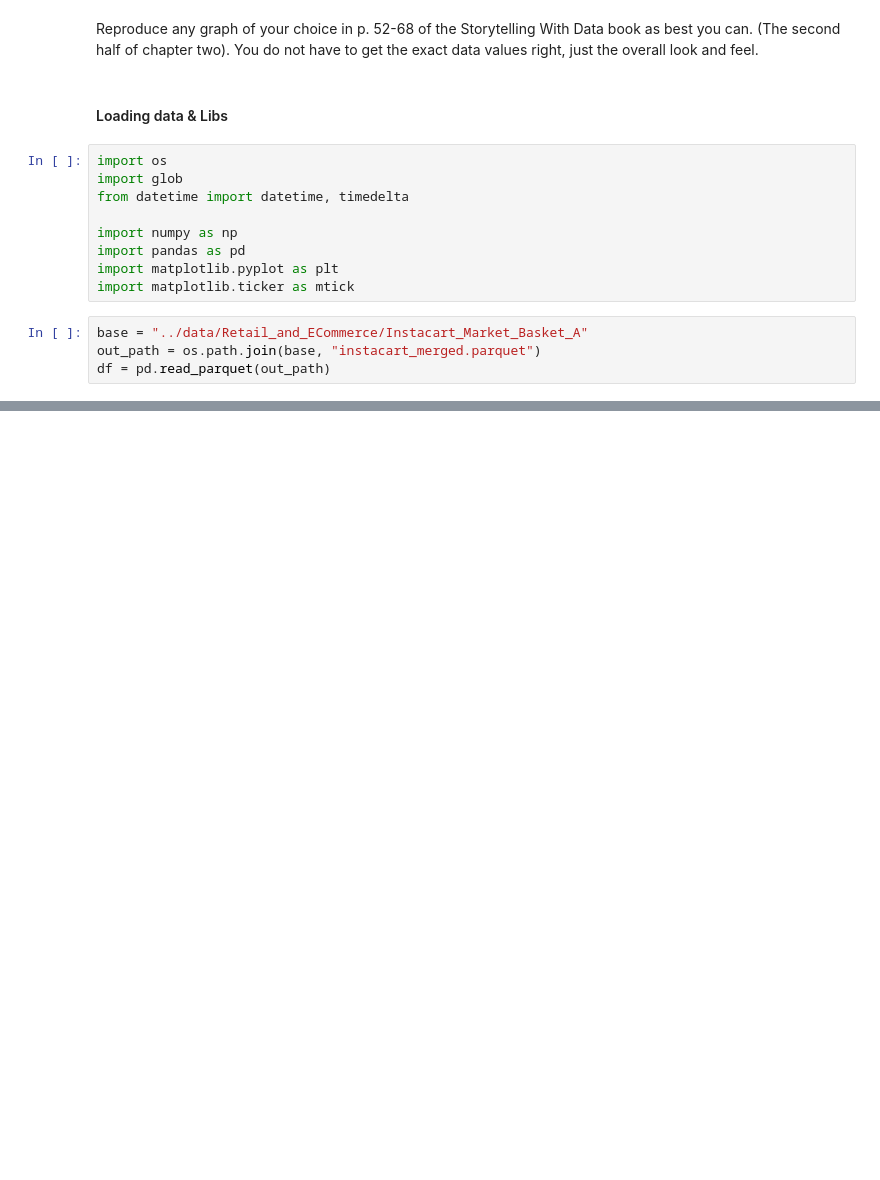
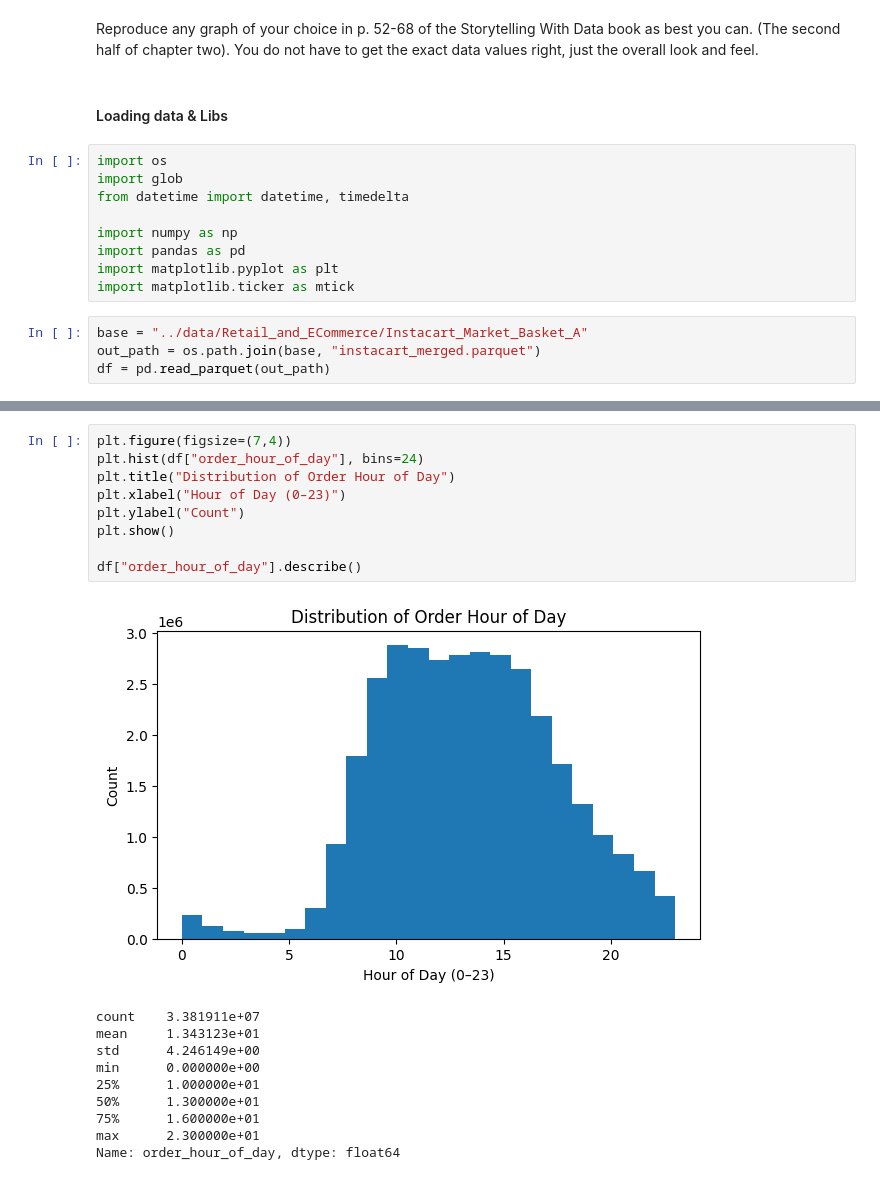
Before and after one commit to carlos00002/DX699_02, a Jupyter notebook: homework/OMDS-ModB2-Week4-Jaime-Carlos.ipynb, the cells around one changed output, grey strips where cells are left out. Cells and saved outputs as stored; diff of their text form; blank space fills up the shorter version.

```diff
--- a/homework/OMDS-ModB2-Week4-Jaime-Carlos.ipynb
+++ b/homework/OMDS-ModB2-Week4-Jaime-Carlos.ipynb
@@ -95,0 +112,20 @@ df = pd.read_parquet(out_path)
+# %%
+plt.figure(figsize=(7,4))
+plt.hist(df["order_hour_of_day"], bins=24)
+plt.title("Distribution of Order Hour of Day")
+plt.xlabel("Hour of Day (0–23)")
+plt.ylabel("Count")
+plt.show()
+
+df["order_hour_of_day"].describe()
+# %% [output]
+[figure, added]
+count    3.381911e+07
+mean     1.343123e+01
+std      4.246149e+00
+min      0.000000e+00
+25%      1.000000e+01
+50%      1.300000e+01
+75%      1.600000e+01
+max      2.300000e+01
+Name: order_hour_of_day, dtype: float64
```
Also changed, not shown: parts of 19 cells of this notebook.
